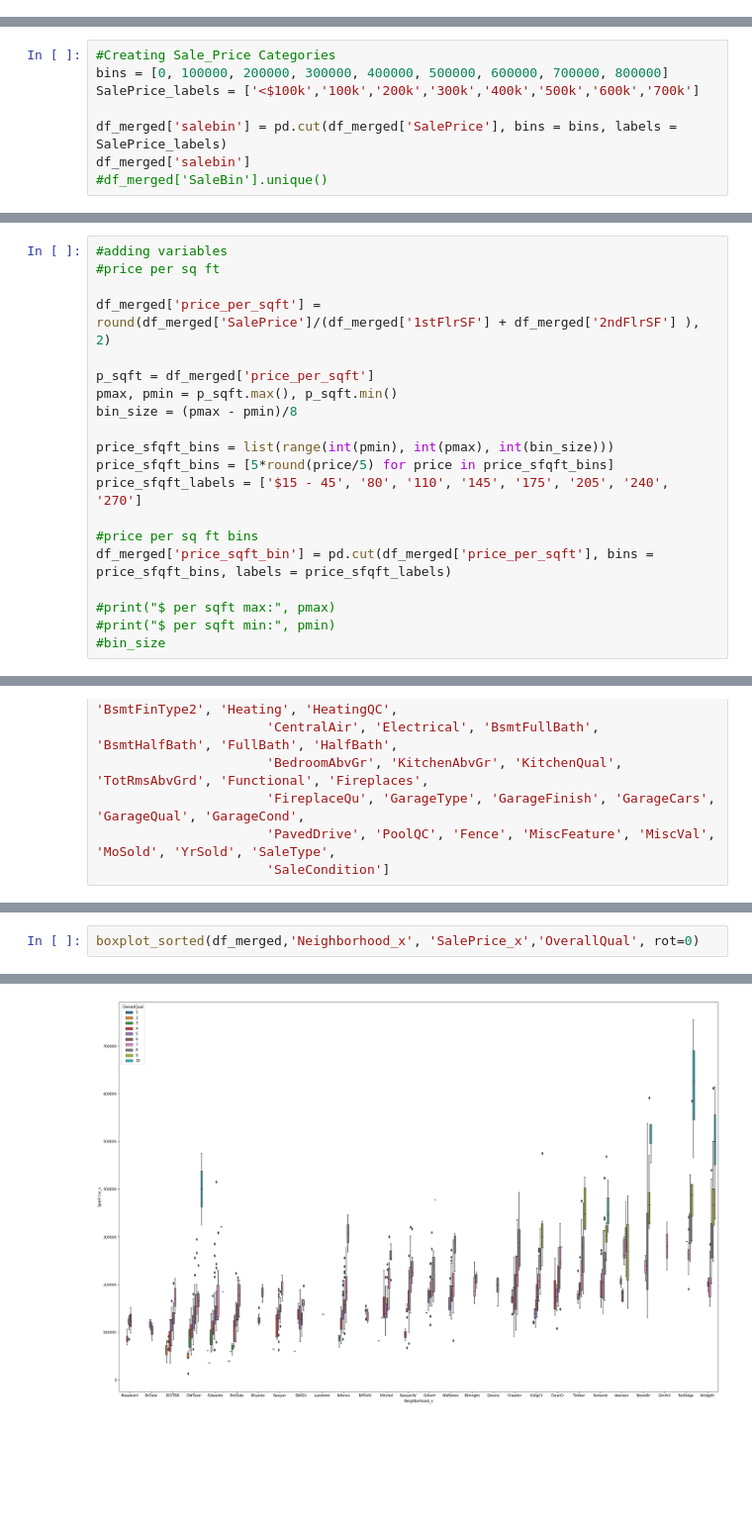
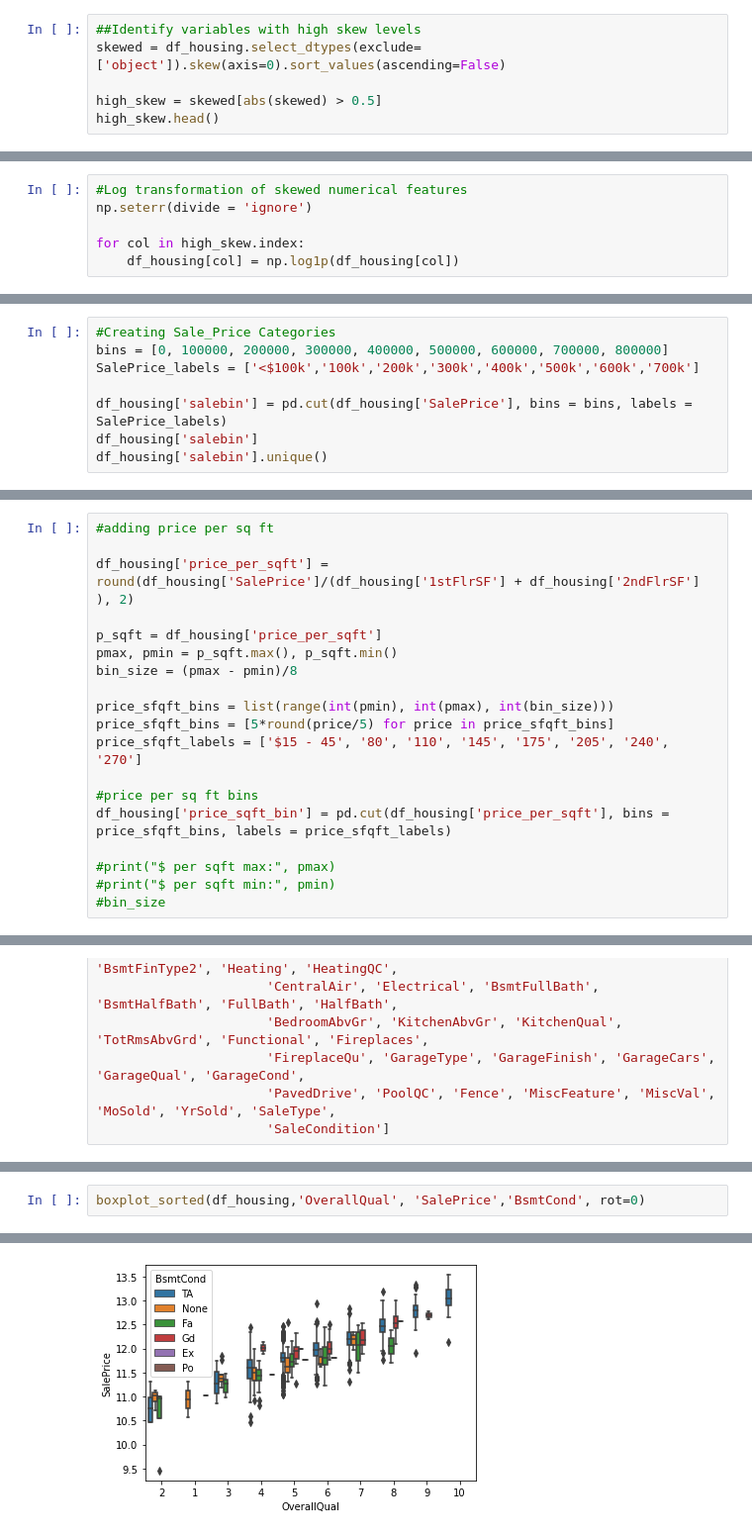
Before and after one commit to nickelworks/housing-prediction, a Jupyter notebook: 1_eda.ipynb, the cells around one changed output, grey strips where cells are left out. Shown at 99% size. Drawn from its saved outputs; the diff is of its cells as text; blank space fills up the shorter version.

```diff
--- a/1_eda.ipynb
+++ b/1_eda.ipynb
@@ -78,0 +152,6 @@ df_housing.corr()[['SalePrice']].sort_values(by='SalePrice', ascending=False).he
+# %%
+##Identify variables with high skew levels
+skewed = df_housing.select_dtypes(exclude=['object']).skew(axis=0).sort_values(ascending=False)
+
+high_skew = skewed[abs(skewed) > 0.5]
+high_skew.head()
@@ -78,0 +186,6 @@ df_housing.corr()[['SalePrice']].sort_values(by='SalePrice', ascending=False).he
+# %%
+#Log transformation of skewed numerical features
+np.seterr(divide = 'ignore')
+
+for col in high_skew.index:
+    df_housing[col] = np.log1p(df_housing[col])
@@ -175,7 +307,7 @@ df_agg.sort_values('count', ascending = False).head(5)
 bins = [0, 100000, 200000, 300000, 400000, 500000, 600000, 700000, 800000]
 SalePrice_labels = ['<$100k','100k','200k','300k','400k','500k','600k','700k']
 
-df_merged['salebin'] = pd.cut(df_merged['SalePrice'], bins = bins, labels = SalePrice_labels)
-df_merged['salebin']
-#df_merged['SaleBin'].unique()
+df_housing['salebin'] = pd.cut(df_housing['SalePrice'], bins = bins, labels = SalePrice_labels)
+df_housing['salebin']
+df_housing['salebin'].unique()
 # %% [output]
@@ -194,11 +315,10 @@ Name: salebin, Length: 2624, dtype: category
 Categories (8, object): ['<$100k' < '100k' < '200k' < '300k' < '400k' < '500k' < '600k' < '700k']
 # %%
-#adding variables
-#price per sq ft
+#adding price per sq ft
 
-df_merged['price_per_sqft'] = round(df_merged['SalePrice']/(df_merged['1stFlrSF'] + df_merged['2ndFlrSF'] ), 2)
+df_housing['price_per_sqft'] = round(df_housing['SalePrice']/(df_housing['1stFlrSF'] + df_housing['2ndFlrSF'] ), 2)
 
-p_sqft = df_merged['price_per_sqft']
+p_sqft = df_housing['price_per_sqft']
 pmax, pmin = p_sqft.max(), p_sqft.min()
 bin_size = (pmax - pmin)/8
 
@@ -207,7 +327,7 @@ price_sfqft_bins = [5*round(price/5) for price in price_sfqft_bins]
 price_sfqft_labels = ['$15 - 45', '80', '110', '145', '175', '205', '240', '270']
 
 #price per sq ft bins
-df_merged['price_sqft_bin'] = pd.cut(df_merged['price_per_sqft'], bins = price_sfqft_bins, labels = price_sfqft_labels)
+df_housing['price_sqft_bin'] = pd.cut(df_housing['price_per_sqft'], bins = price_sfqft_bins, labels = price_sfqft_labels)
 
 #print("$ per sqft max:", pmax)
 #print("$ per sqft min:", pmin)
@@ -342,3 +367,3 @@ def boxplot_sorted(df, by, column, group, rot=0):
 # %%
-boxplot_sorted(df_merged,'Neighborhood_x', 'SalePrice_x','OverallQual', rot=0)
+boxplot_sorted(df_housing,'OverallQual', 'SalePrice','BsmtCond', rot=0)
 # %% [output]
@@ -346,3 +371,3 @@ boxplot_sorted(df_merged,'Neighborhood_x', 'SalePrice_x','OverallQual', rot=0)
-[figure, old version]
+[figure, new version]
 # %%
 boxplot_sorted(df_merged, "", 'SalePrice_x','Neighborhood_x' rot=0)
```
Also changed, not shown: parts of 63 cells of this notebook, 4 other files.
